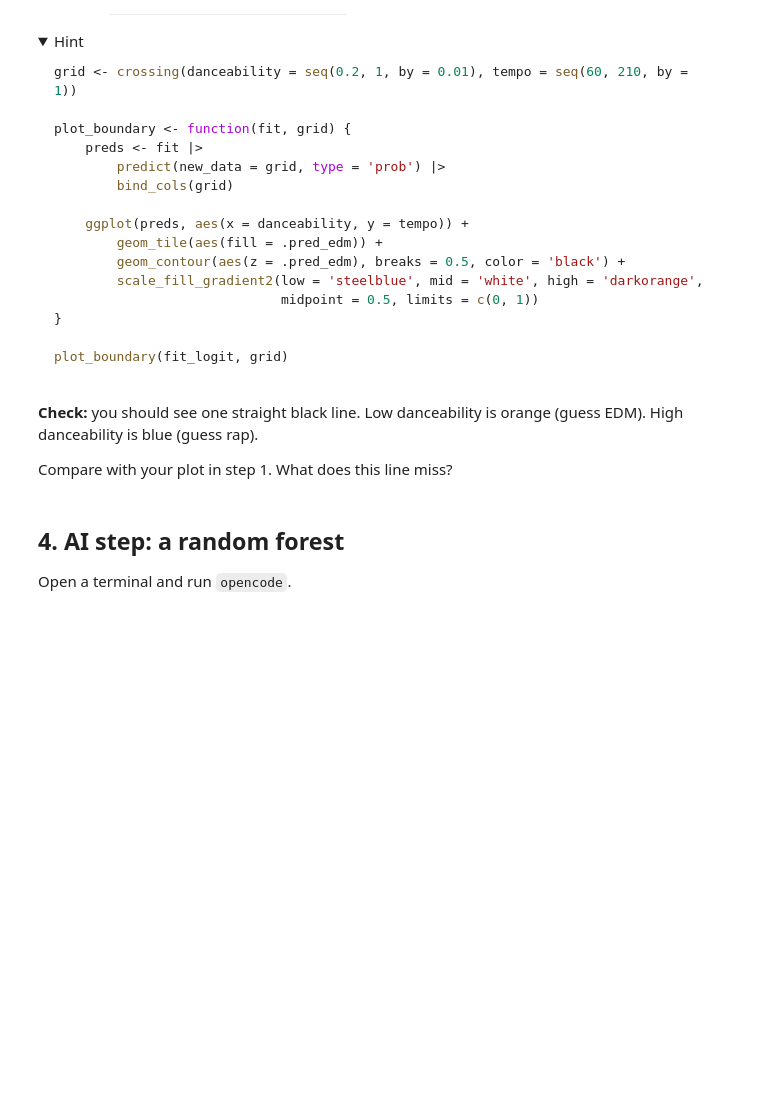
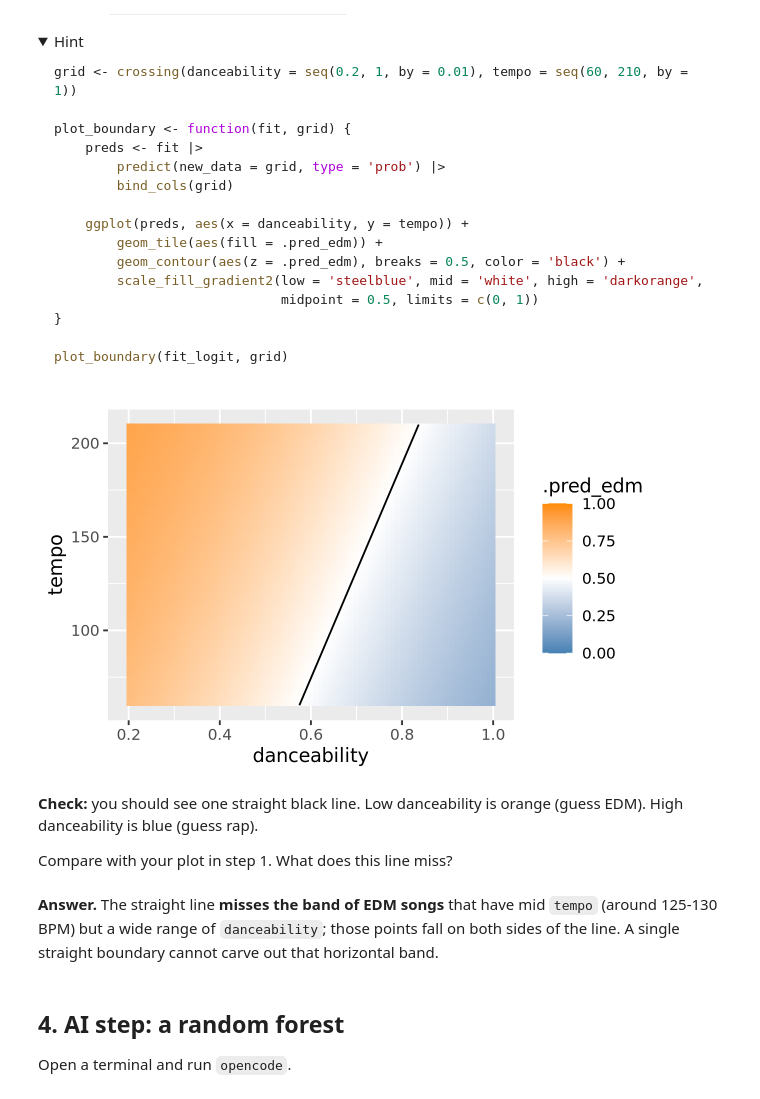
Before and after one commit to Renee0828/codespace, a Jupyter notebook: exercises/13-spotify-exercise.ipynb, the cells around one changed output. Cells and saved outputs as stored; diff of their text form; code cells hidden in the pictures; folded sections open; blank space fills up the shorter version.

````diff
--- a/exercises/13-spotify-exercise.ipynb
+++ b/exercises/13-spotify-exercise.ipynb
@@ -76,3 +105,12 @@ preds |> summarize(accuracy = mean(guess == genre))
 ```
 
 </details>
+# %%
+fit_logit <- logistic_reg() |> fit(genre ~ danceability + tempo, data = songs)
+
+preds <- fit_logit |>
+    predict(new_data = songs, type = 'prob') |>
+    bind_cols(songs) |>
+    mutate(guess = if_else(.pred_edm > 0.5, 'edm', 'rap'))
+
+preds |> summarize(accuracy = mean(guess == genre))
@@ -120,10 +171,30 @@ plot_boundary(fit_logit, grid)
 ```
 
 </details>
+# %%
+grid <- crossing(danceability = seq(0.2, 1, by = 0.01), tempo = seq(60, 210, by = 1))
+
+plot_boundary <- function(fit, grid) {
+    preds <- fit |>
+        predict(new_data = grid, type = 'prob') |>
+        bind_cols(grid)
+
+    ggplot(preds, aes(x = danceability, y = tempo)) +
+        geom_tile(aes(fill = .pred_edm)) +
+        geom_contour(aes(z = .pred_edm), breaks = 0.5, color = 'black') +
+        scale_fill_gradient2(low = 'steelblue', mid = 'white', high = 'darkorange',
+                             midpoint = 0.5, limits = c(0, 1))
+}
+
+plot_boundary(fit_logit, grid)
+# %% [output]
+[figure, added]
 # %% [markdown]
 **Check:** you should see one straight black line. Low danceability is orange (guess EDM). High danceability is blue (guess rap).
 
 Compare with your plot in step 1. What does this line miss?
+# %% [markdown]
+**Answer.** The straight line **misses the band of EDM songs** that have mid `tempo` (around 125-130 BPM) but a wide range of `danceability`; those points fall on both sides of the line. A single straight boundary cannot carve out that horizontal band.
 # %% [markdown]
 ## 4. AI step: a random forest
 
````
Also changed, not shown: parts of 11 cells of this notebook.
